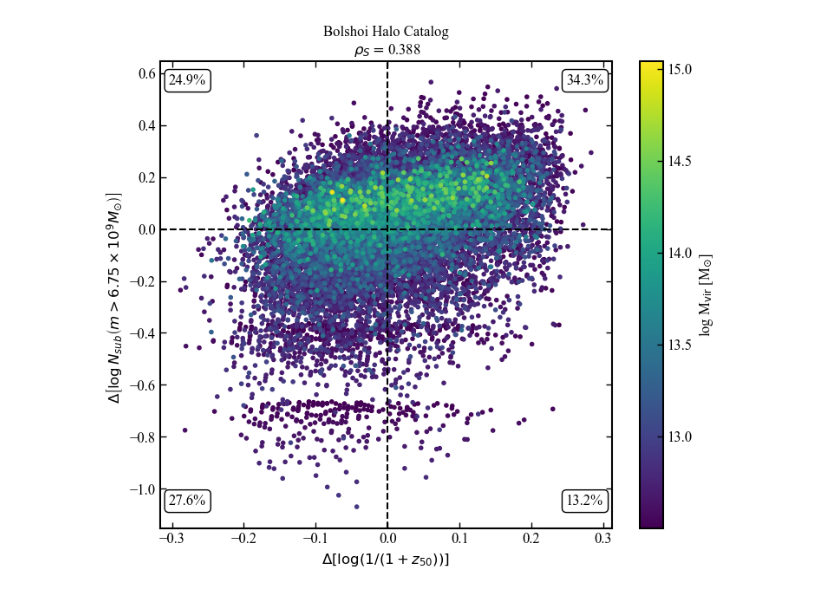
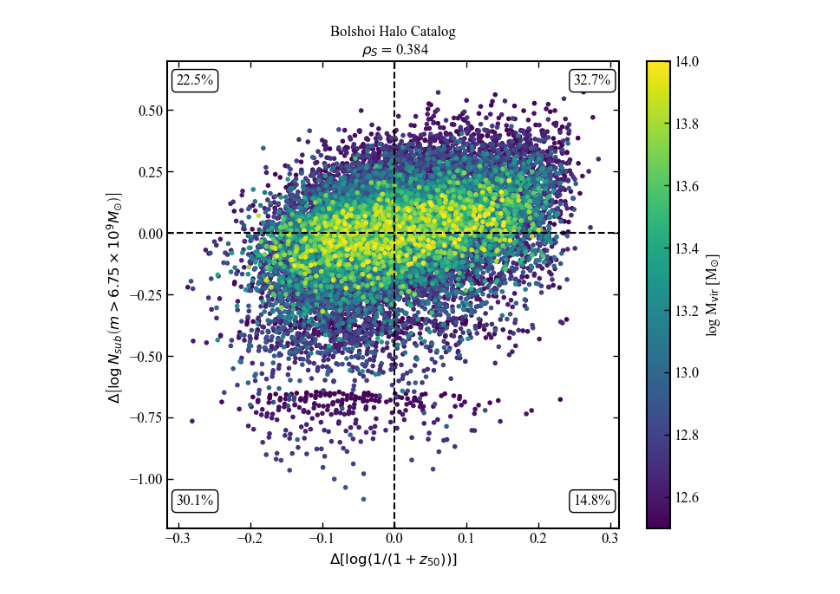
Before and after one commit to jsmonzon/MassSpec, a Jupyter notebook: notebooks/abundance/bolshoi.ipynb, the cells around one changed output. Saved outputs shown, nothing was run; the diff lists cells and outputs as text; code cells hidden in the pictures.

```diff
--- a/notebooks/abundance/bolshoi.ipynb
+++ b/notebooks/abundance/bolshoi.ipynb
@@ -70,11 +70,15 @@ z50 = z50[np.argsort(logMvir)]
 logMvir = logMvir[np.argsort(logMvir)]
+# %%
+Nsub = Nsub[logMvir <= 14]
+a50 = a50[logMvir <= 14]
+logMvir = logMvir[logMvir <= 14]
 # %%
 from scipy.stats import binned_statistic
-logMvir_bins = np.arange(12.5, 15.5, 0.5)
+logMvir_bins = np.arange(12.5, 14.1, 0.1)
 
 # ---- For y1 ----
-z50_mean, bin_edges, _ = binned_statistic(logMvir, z50, statistic='mean', bins=logMvir_bins)
-z50_std, _, _ = binned_statistic(logMvir, z50, statistic='std', bins=logMvir_bins)
+a50_mean, bin_edges, _ = binned_statistic(logMvir, a50, statistic='mean', bins=logMvir_bins)
+a50_std, _, _ = binned_statistic(logMvir, a50, statistic='std', bins=logMvir_bins)
 
 # ---- For y2 ----
 Nsub_mean, _, _ = binned_statistic(logMvir, Nsub, statistic='mean', bins=logMvir_bins)
@@ -151,11 +154,11 @@ def fit_line_asym_errors(x, y, yerr_up, yerr_down, p0=(1.0, 0.0)):
     m_best, b_best = result.x
     return m_best, b_best, result
 # %%
-halo_smooth = np.linspace(12, 15, 100)
+halo_smooth = np.linspace(12.5, 14, 100)
 
-m_z50, b_z50, res_z50 = fit_line_asym_errors(bin_centers, z50_mean, z50_std, z50_mean, p0=(0.5, 1.0))
-def z50_line(log_Mvir):
-    return m_z50*log_Mvir+b_z50
+m_a50, b_a50, res_a50 = fit_line_asym_errors(bin_centers, a50_mean, a50_std, a50_mean, p0=(0.5, 1.0))
+def a50_line(log_Mvir):
+    return m_a50*log_Mvir+b_a50
 
 m_Nsub, b_Nsub, res_Nsub = fit_line_asym_errors(bin_centers, Nsub_mean, Nsub_std, Nsub_std, p0=(1, 1.0))
 def Nsub_line(log_Mvir):
@@ -218,25 +187,28 @@ delta_Nsub = Nsub - Nsub_line(logMvir)
+# %%
+bolshoi_df = pd.DataFrame({"log_Mhost": logMvir, "a_50": a50, "delta_a50": a50 - a50_line(logMvir), "Nsub": Nsub, "delta_Nsub": Nsub - Nsub_line(logMvir)})
+bolshoi_df.to_csv("../../../misc/ForSebastian/Bolshoi_summary.csv", index=False)
 # %%
 fig, ax = plt.subplots(figsize=(double_textwidth*1.2, double_textwidth))
 
 
 ax.set_xlabel("$\\Delta [\\log (1/(1+z_{50}))] $")
 ax.set_ylabel("$\\Delta \\left[\\log N_{sub} \\left(m > 6.75\\times10^{9} M_{\\odot} \\right) \\right]$  ")
 
 ax.axhline(0, ls="--", color="k", zorder=11)
 ax.axvline(0, ls="--", color="k", zorder=11)
 
-qs, rho = quadrant_percentages_plot(delta_z50, delta_Nsub)
-sm = ax.scatter(delta_z50, delta_Nsub, c=logMvir,marker=".")
+qs, rho = jsm_stats.quadrant_percentages_plot(bolshoi_df["delta_a50"], bolshoi_df["delta_Nsub"])
+sm = ax.scatter(bolshoi_df["delta_a50"], bolshoi_df["delta_Nsub"], c=logMvir,marker=".")
 cbar = fig.colorbar(sm, ax=ax)
 cbar.set_label("log M$_{\\rm vir}$ [M$_{\\odot}$]")
 
 ax.set_title("Bolshoi Halo Catalog\n $\\rho_S =$"+rho)
 ax.text(0.9, 0.95, qs[0], fontsize=12, transform=ax.transAxes, bbox=dict(boxstyle="round", facecolor="white"))
 ax.text(0.9, 0.05, qs[1], fontsize=12, transform=ax.transAxes, bbox=dict(boxstyle="round", facecolor="white"))
 ax.text(0.02, 0.05, qs[2], fontsize=12, transform=ax.transAxes, bbox=dict(boxstyle="round", facecolor="white"))
 ax.text(0.02, 0.95, qs[3], fontsize=12, transform=ax.transAxes, bbox=dict(boxstyle="round", facecolor="white"))
 
-
+ax.set_ylim(-1.2, 0.7)
 plt.show()
 # %% [output]
-[figure, old version]
+[figure, new version]
```
Also changed, not shown: parts of 6 cells of this notebook, 21 other files.
